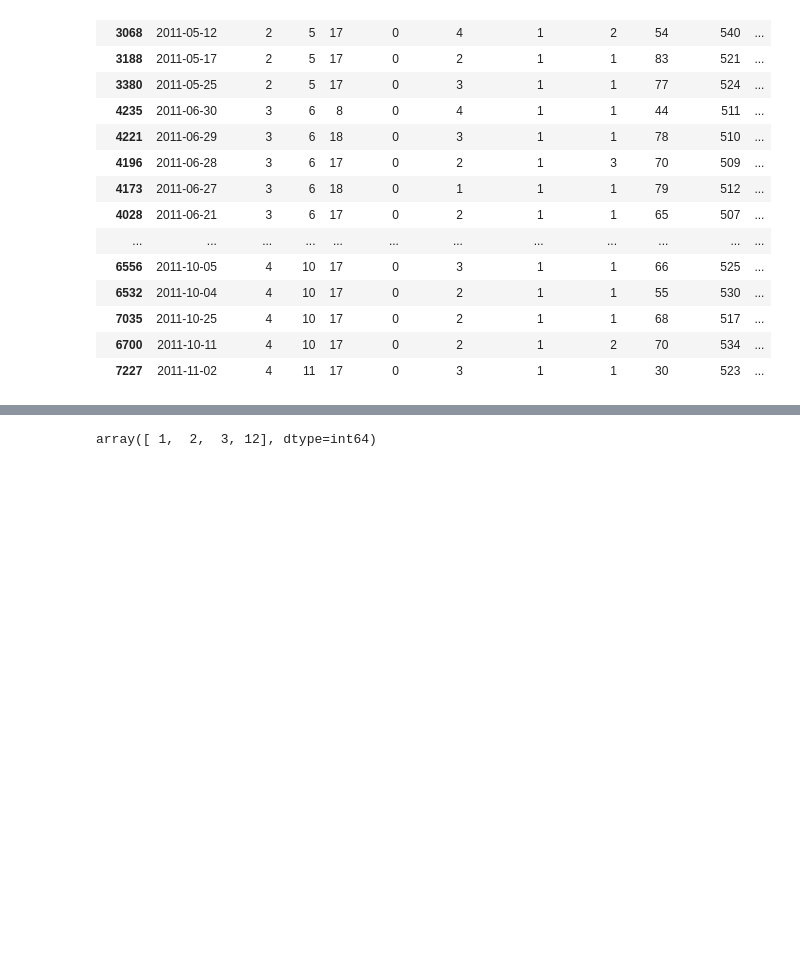
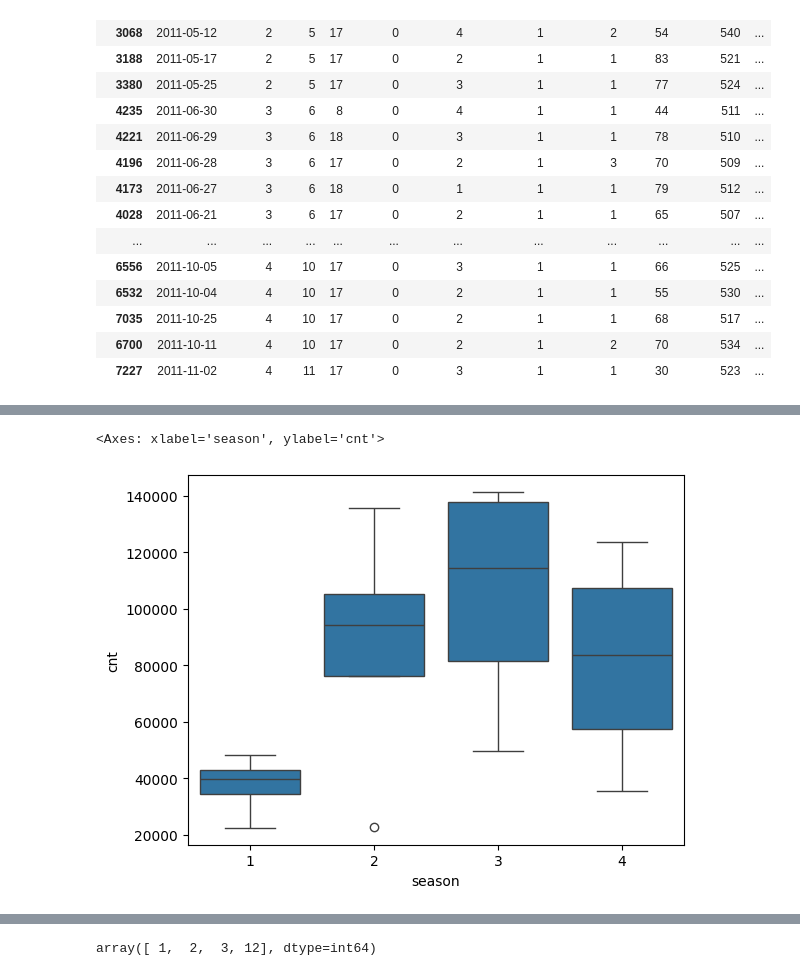
Before and after one commit to solfontan/Capital_Bikeshare_EDA, a Jupyter notebook: Datos_analisis.ipynb, the cells around one changed output, grey strips where cells are left out. Cells and saved outputs as stored; diff of their text form; code cells hidden in the pictures; blank space fills up the shorter version.

```diff
--- a/Datos_analisis.ipynb
+++ b/Datos_analisis.ipynb
@@ -356,0 +368,6 @@ df2011.query('registered  >= 500').sort_values(by='mnth')
+# %%
+x = df2011.groupby(['mnth','season'])[['cnt']].sum()
+sns.boxplot(data=x, x='season',y='cnt')
+# %% [output]
+<Axes: xlabel='season', ylabel='cnt'>
+[figure, added]
```
Also changed, not shown: parts of 7 cells of this notebook.
